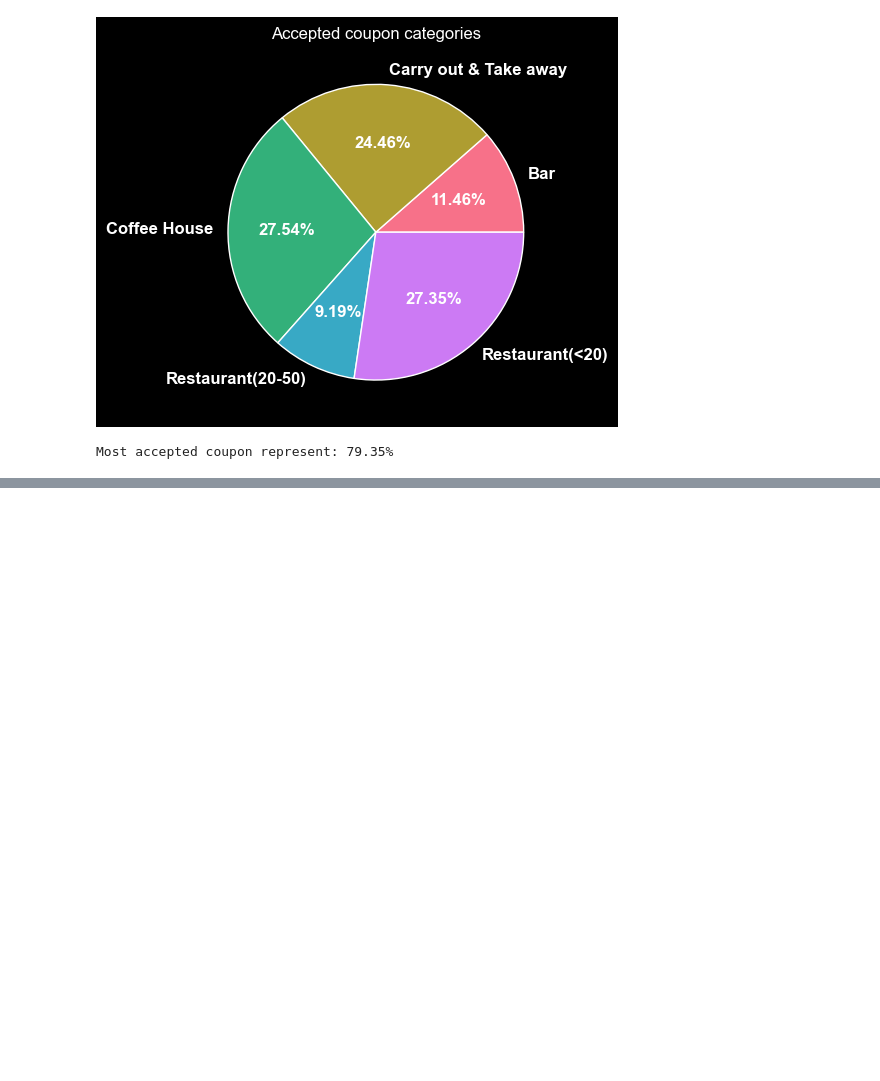
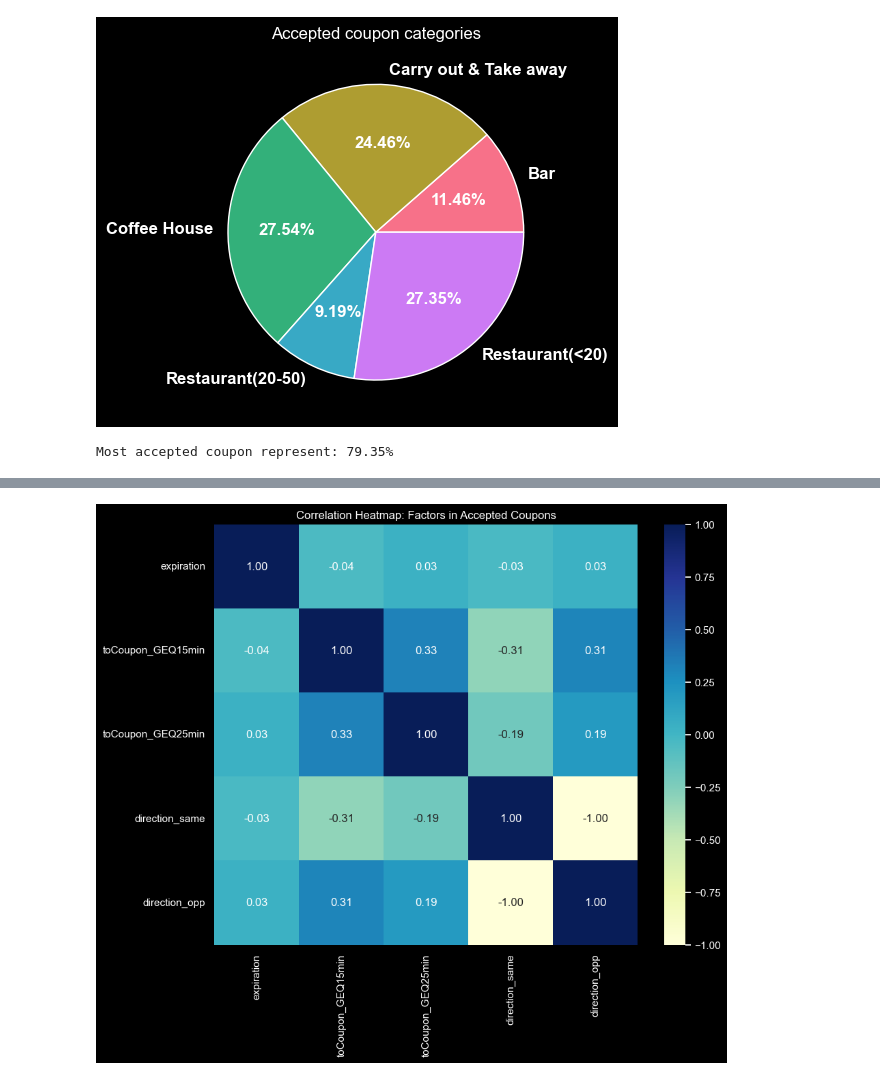
Before and after one commit to weslylaboy/will-a-customer-accepts-the-coupon, a Jupyter notebook: prompt.ipynb, the cells around one changed output, grey strips where cells are left out. Saved outputs shown, nothing was run; the diff lists cells and outputs as text; code cells hidden in the pictures; blank space fills up the shorter version.

```diff
--- a/prompt.ipynb
+++ b/prompt.ipynb
@@ -475,0 +564,14 @@ Most accepted coupon represent: 79.35%
+# %%
+# Identify the common characteristics of the most accepted coupons.
+most_accepted_coupons_numeric1 = working_data[[ 'expiration', 'toCoupon_GEQ15min', 'toCoupon_GEQ25min', 'direction_same', 'direction_opp']]
+
+
+# most_accepted_coupons_numeric1 = most_accepted_coupons[correlation_cols].copy()
+
+# Display a correlation heatmap to identify potential relationships
+plt.figure(figsize=(10, 8))
+sns.heatmap(most_accepted_coupons_numeric1.corr(), annot=True, cmap='YlGnBu', fmt=".2f")
+plt.title("Correlation Heatmap: Factors in Accepted Coupons")
+plt.show()
+# %% [output]
+[figure, added]
```
Also changed, not shown: parts of 21 cells of this notebook, 1 other file.
